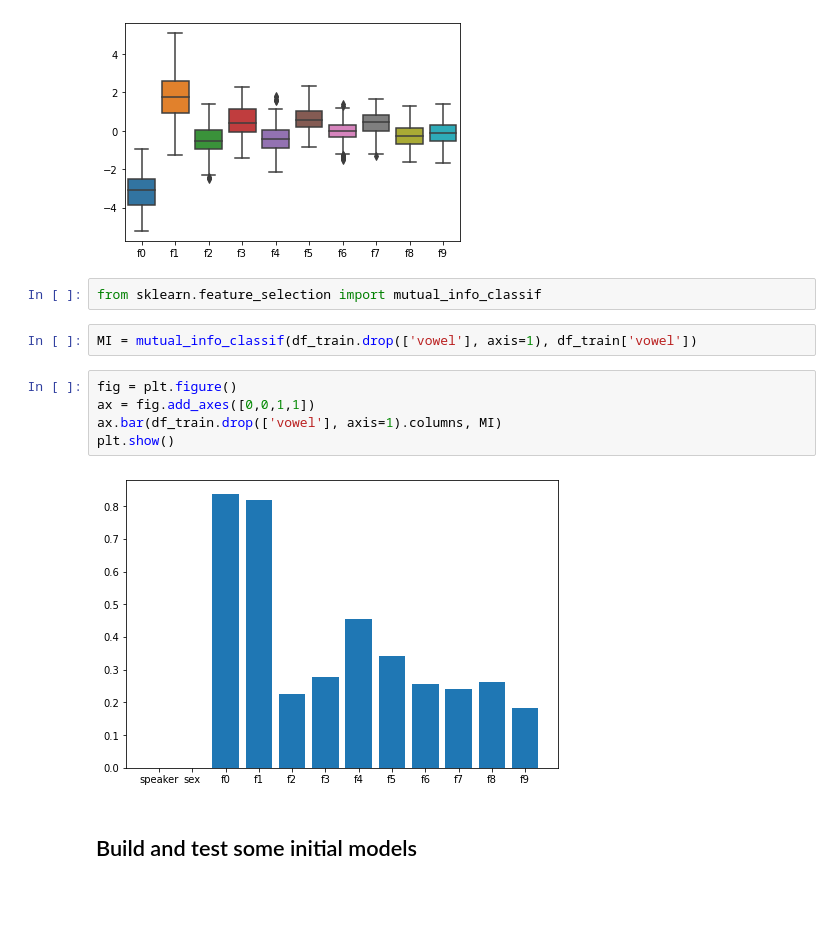
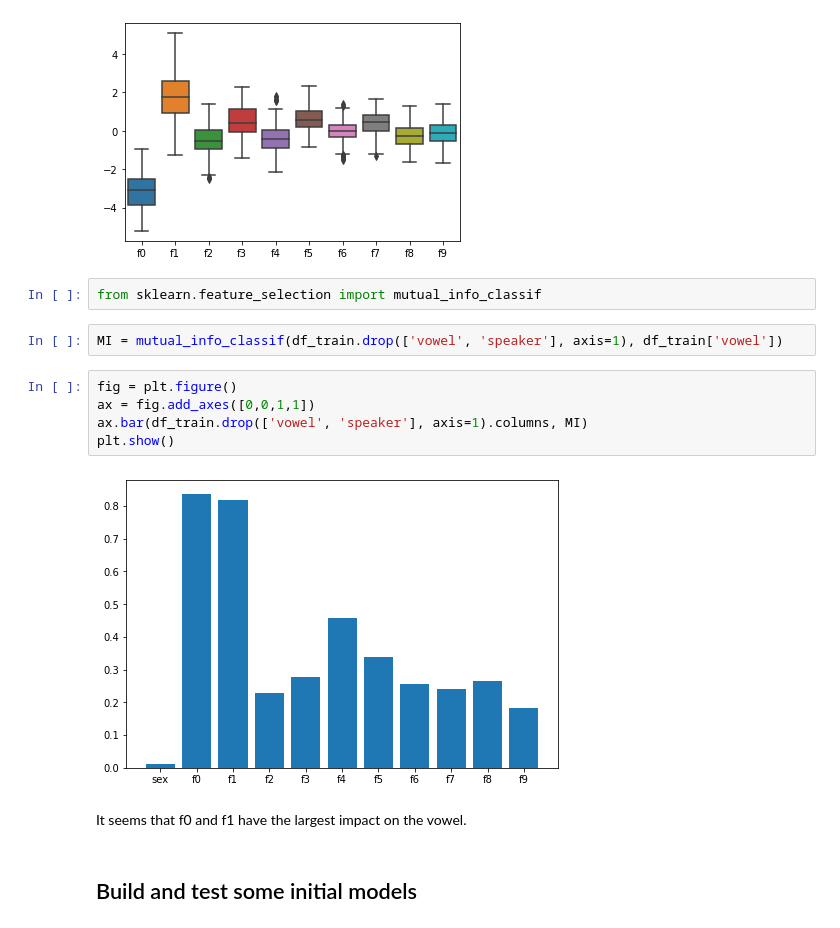
Before and after one commit to woodwardmw/MLZoomCamp-Midterm, a Jupyter notebook: Mid-term Vowel Prediction Project.ipynb, the cells around one changed output. Saved outputs shown, nothing was run; the diff lists cells and outputs as text; blank space fills up the shorter version.

```diff
--- a/Mid-term Vowel Prediction Project.ipynb
+++ b/Mid-term Vowel Prediction Project.ipynb
@@ -141,17 +136,19 @@ sns.boxplot(data = df_train[['f0', 'f1', 'f2', 'f3', 'f4', 'f5', 'f6', 'f7', 'f8
 # %% [output]
 <AxesSubplot:>
 [figure]
-# %%
-from sklearn.feature_selection import mutual_info_classif
-# %%
-MI = mutual_info_classif(df_train.drop(['vowel'], axis=1), df_train['vowel'])
-# %%
-fig = plt.figure()
-ax = fig.add_axes([0,0,1,1])
-ax.bar(df_train.drop(['vowel'], axis=1).columns, MI)
-plt.show()
-# %% [output]
-[figure, removed]
+# %%
+from sklearn.feature_selection import mutual_info_classif
+# %%
+MI = mutual_info_classif(df_train.drop(['vowel', 'speaker'], axis=1), df_train['vowel'])
+# %%
+fig = plt.figure()
+ax = fig.add_axes([0,0,1,1])
+ax.bar(df_train.drop(['vowel', 'speaker'], axis=1).columns, MI)
+plt.show()
+# %% [output]
+[figure, added]
+# %% [markdown]
+It seems that f0 and f1 have the largest impact on the vowel.
 # %% [markdown]
 ## Build and test some initial models
 # %%
```
Also changed, not shown: parts of 43 cells of this notebook, 1 other file.
